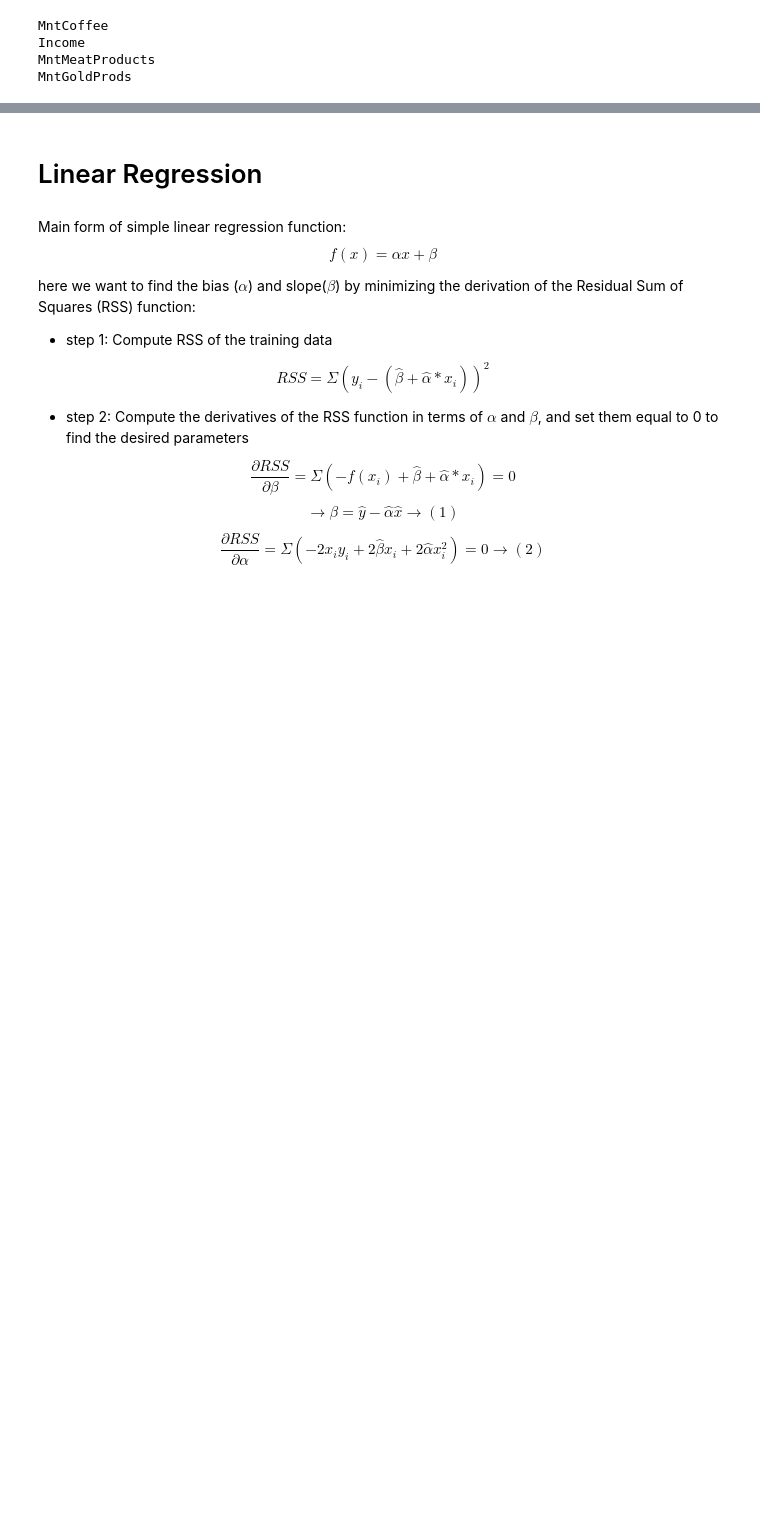
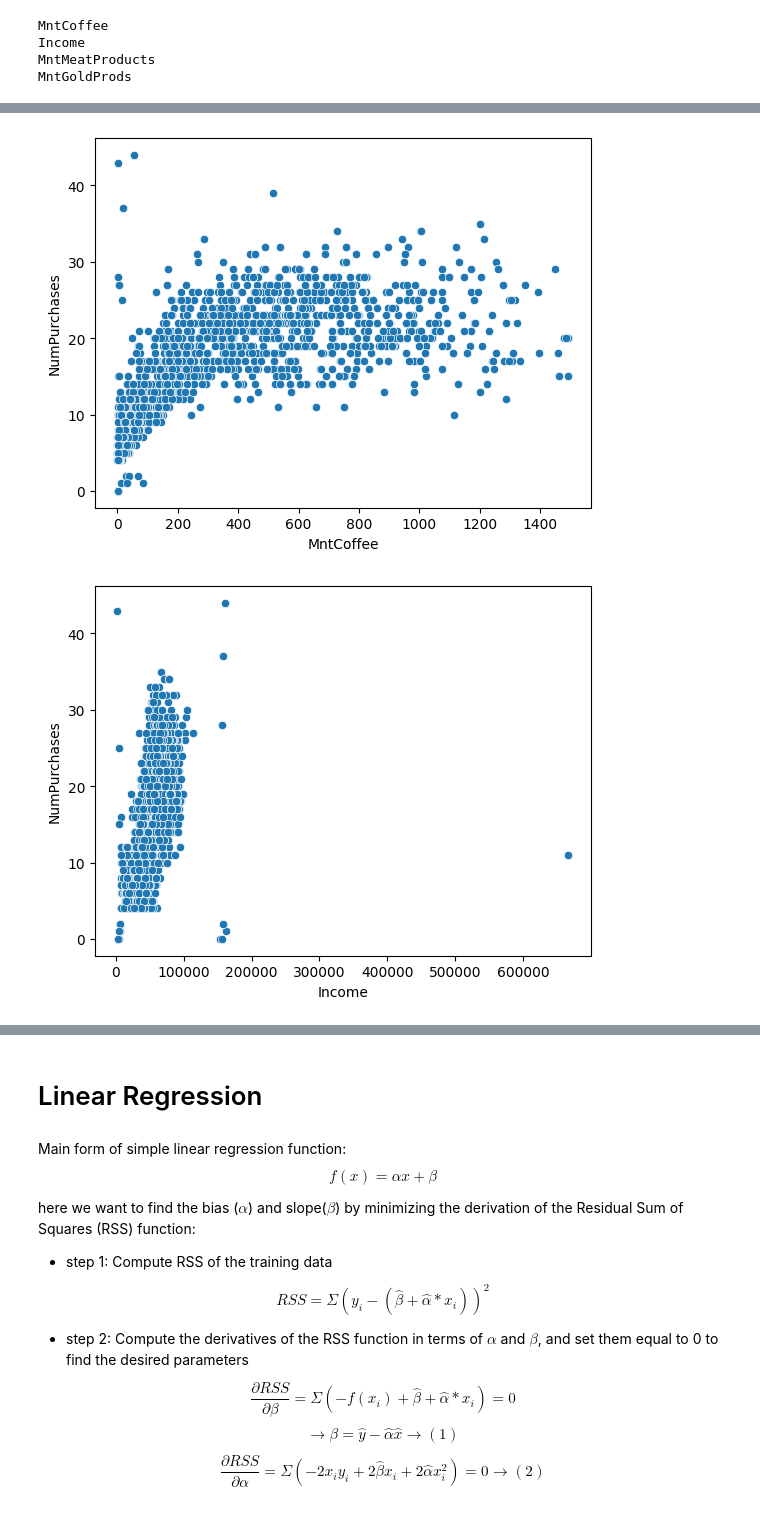
Before and after one commit to amiralirahimii/Artificial-Intelligence-Course-Projects-F2024, a Jupyter notebook: AI-CA4.ipynb, the cells around one changed output, grey strips where cells are left out. Cells and saved outputs as stored; diff of their text form; code cells hidden in the pictures; blank space fills up the shorter version.

```diff
--- a/AI-CA4.ipynb
+++ b/AI-CA4.ipynb
@@ -111,0 +122,7 @@ for key, value in top_four_features.items():
+# %%
+for feature, corr in top_four_features.items():
+    plt.figure()
+    sb.scatterplot(data=marketingDataDFEncoded, x=feature, y=target)
+# %% [output]
+[figure, added]
+[figure, added]
```
Also changed, not shown: parts of 5 cells of this notebook.
